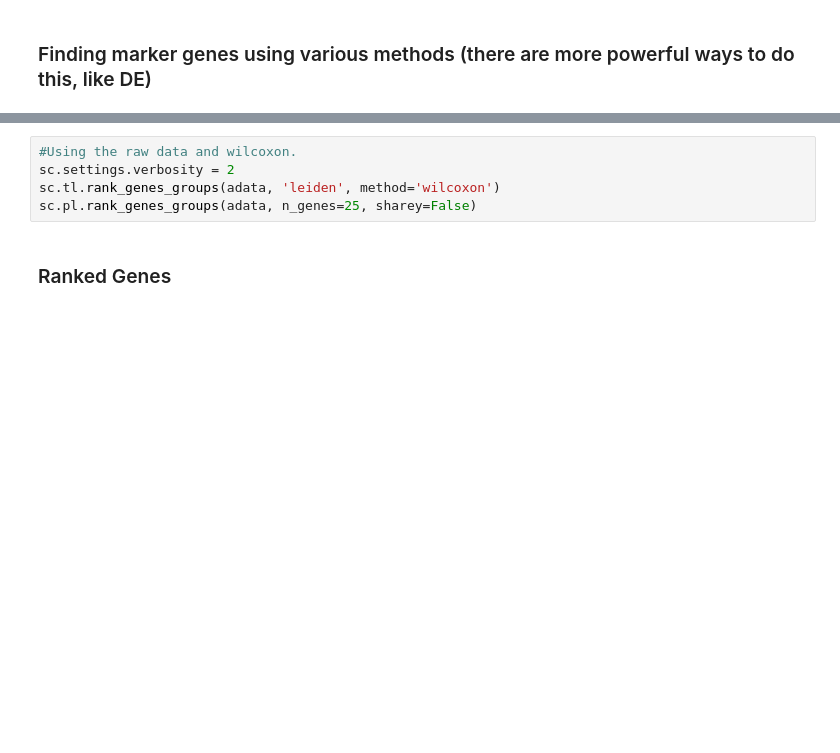
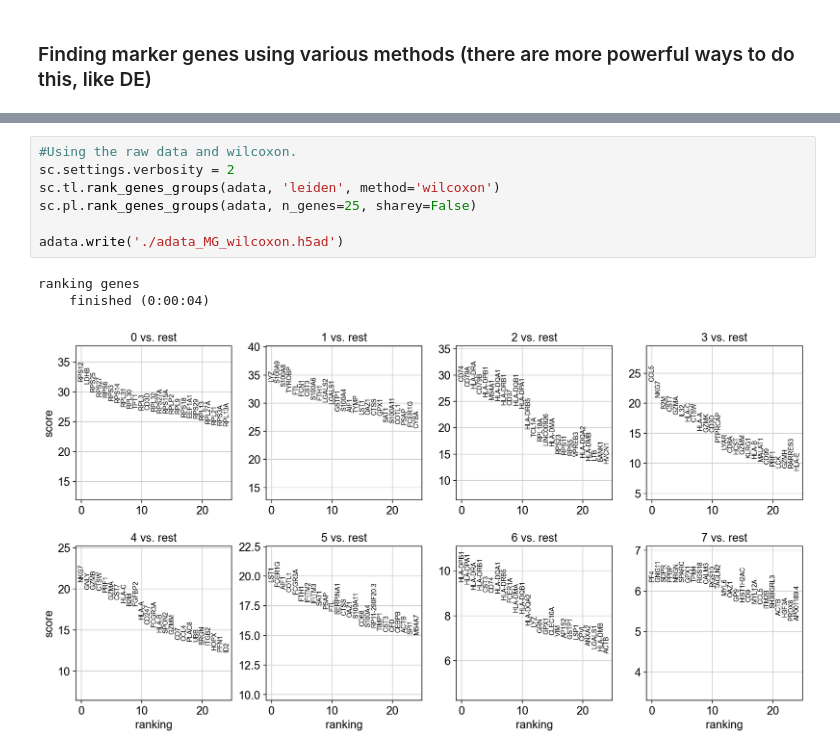
Before and after one commit to JulieMatte/jm52_dummy, a Jupyter notebook: scripts/scanpy_3KPBMC.ipynb, the cells around one changed output, grey strips where cells are left out. Drawn from its saved outputs; the diff is of its cells as text; blank space fills up the shorter version.

```diff
--- a/scripts/scanpy_3KPBMC.ipynb
+++ b/scripts/scanpy_3KPBMC.ipynb
@@ -231,7 +258,11 @@ ranking genes
 # %%
 #Using the raw data and wilcoxon.
 sc.settings.verbosity = 2
 sc.tl.rank_genes_groups(adata, 'leiden', method='wilcoxon')
 sc.pl.rank_genes_groups(adata, n_genes=25, sharey=False)
+
+adata.write('./adata_MG_wilcoxon.h5ad')
+# %% [output]
+ranking genes
+    finished (0:00:04)
+[figure, added]
-# %% [markdown]
-### Ranked Genes
```
Also changed, not shown: parts of 43 cells of this notebook, 1 other file.
